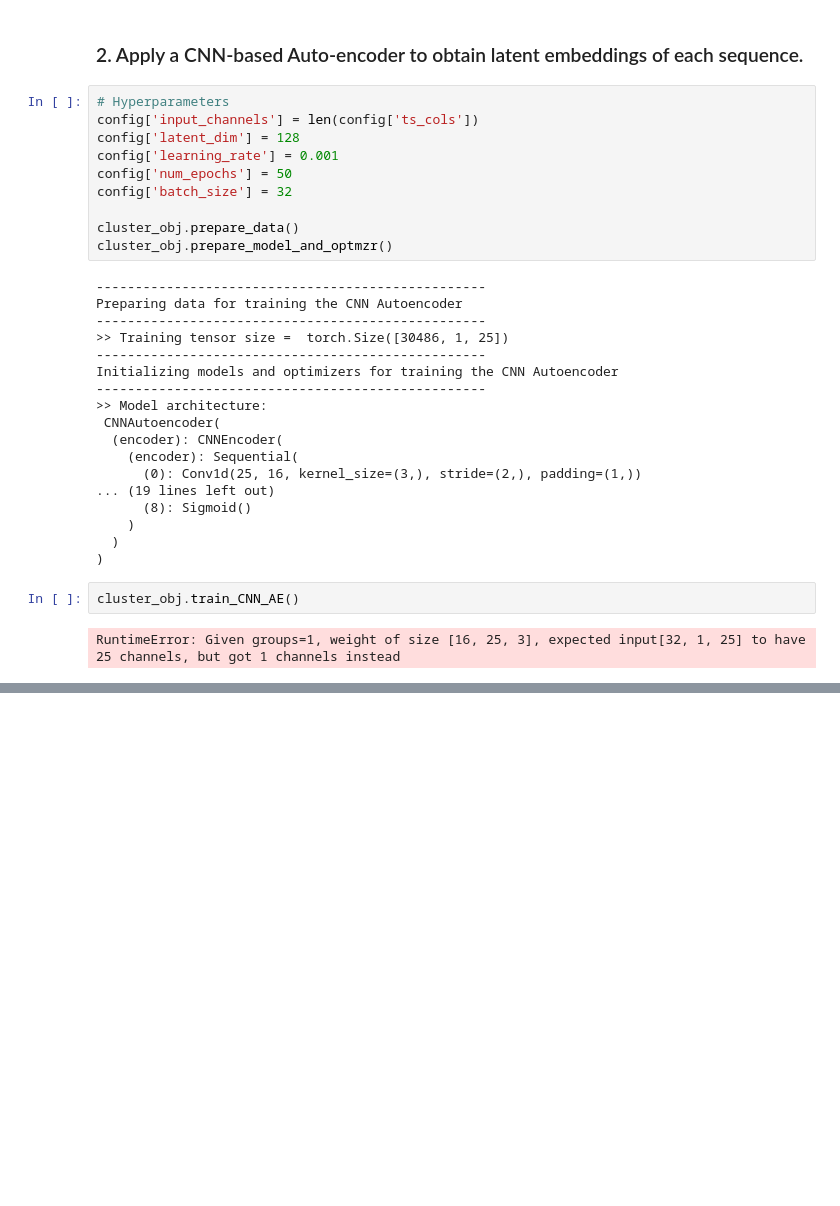
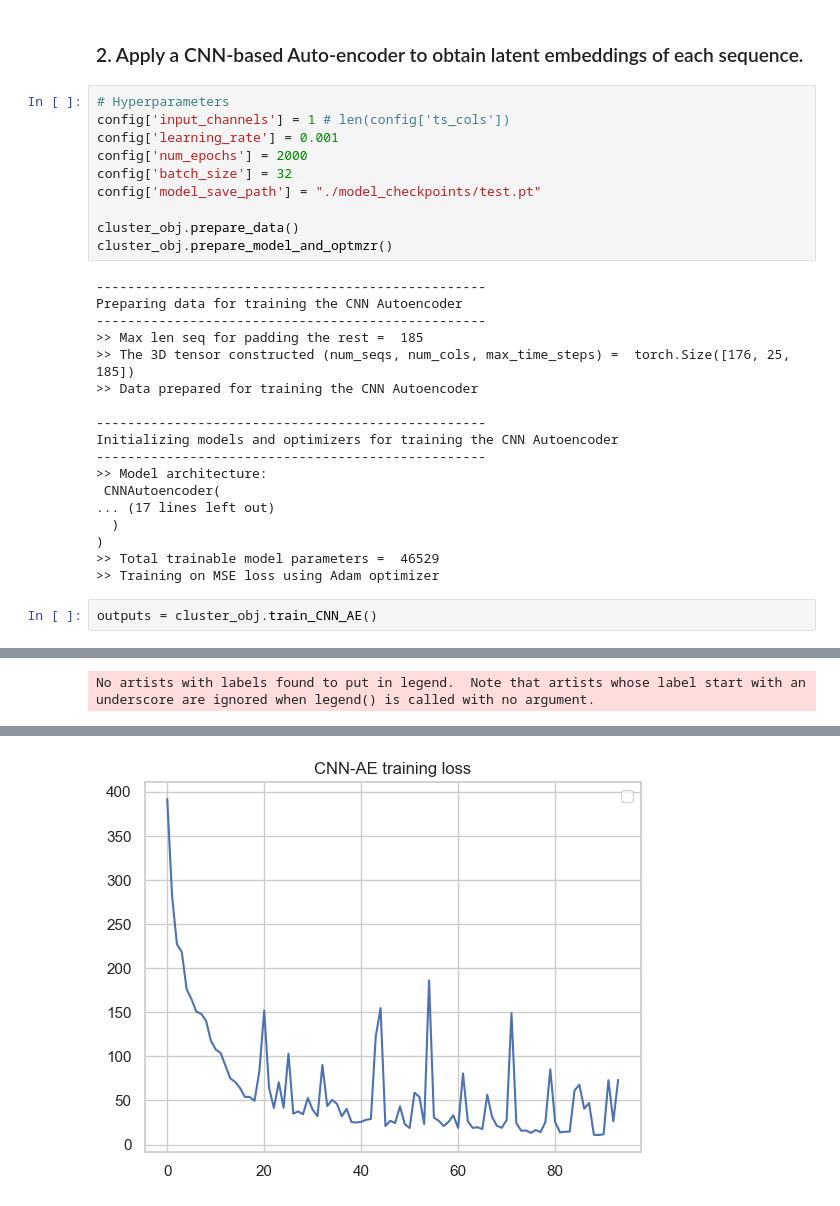
Before and after one commit to shaanchandra/multivariate_timeseries_cheatsheet, a Jupyter notebook: mv_ts_EDA.ipynb, the cells around one changed output, grey strips where cells are left out. Cells and saved outputs as stored; diff of their text form; blank space fills up the shorter version.

Commit message:
CNN AE training pipeline

```diff
--- a/mv_ts_EDA.ipynb
+++ b/mv_ts_EDA.ipynb
@@ -199,11 +199,11 @@ interactive(children=(Dropdown(description='Select Batch to visualize:', options
 ### 2. Apply a CNN-based Auto-encoder to obtain latent embeddings of each sequence.
 # %%
 # Hyperparameters
-config['input_channels'] = len(config['ts_cols'])
-config['latent_dim'] = 128
+config['input_channels'] = 1 # len(config['ts_cols'])
 config['learning_rate'] = 0.001
-config['num_epochs'] = 50
+config['num_epochs'] = 2000
 config['batch_size'] = 32
+config['model_save_path'] = "./model_checkpoints/test.pt"
 
 cluster_obj.prepare_data()
 cluster_obj.prepare_model_and_optmzr()
@@ -211,21 +211,20 @@ cluster_obj.prepare_model_and_optmzr()
 --------------------------------------------------
 Preparing data for training the CNN Autoencoder
 --------------------------------------------------
->> Training tensor size =  torch.Size([30486, 1, 25])
+>> Max len seq for padding the rest =  185
+>> The 3D tensor constructed (num_seqs, num_cols, max_time_steps) =  torch.Size([176, 25, 185])
+>> Data prepared for training the CNN Autoencoder
+
 --------------------------------------------------
 Initializing models and optimizers for training the CNN Autoencoder
 --------------------------------------------------
 >> Model architecture:
  CNNAutoencoder(
-  (encoder): CNNEncoder(
-    (encoder): Sequential(
-      (0): Conv1d(25, 16, kernel_size=(3,), stride=(2,), padding=(1,))
-... (19 lines left out)
-      (8): Sigmoid()
-    )
+... (17 lines left out)
   )
 )
+>> Total trainable model parameters =  46529
+>> Training on MSE loss using Adam optimizer
-# %%
-cluster_obj.train_CNN_AE()
-# %% [output]
-RuntimeError: Given groups=1, weight of size [16, 25, 3], expected input[32, 1, 25] to have 25 channels, but got 1 channels instead
+# %%
+outputs = cluster_obj.train_CNN_AE()
+# %% [output]
@@ -231,0 +248 @@ RuntimeError: Given groups=1, weight of size [16, 25, 3], expected input[32, 1,
+No artists with labels found to put in legend.  Note that artists whose label start with an underscore are ignored when legend() is called with no argument.
@@ -231,0 +250 @@ RuntimeError: Given groups=1, weight of size [16, 25, 3], expected input[32, 1,
+[figure, added]
```
Also changed, not shown: parts of 1 cell of this notebook, 2 other files.
